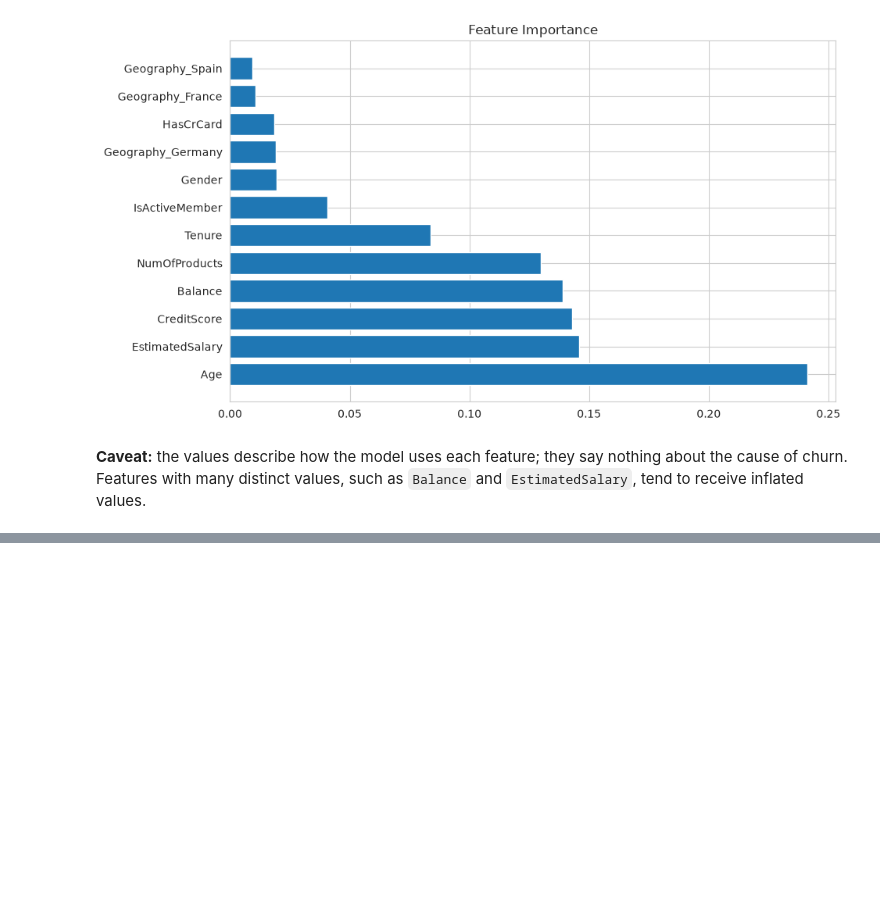
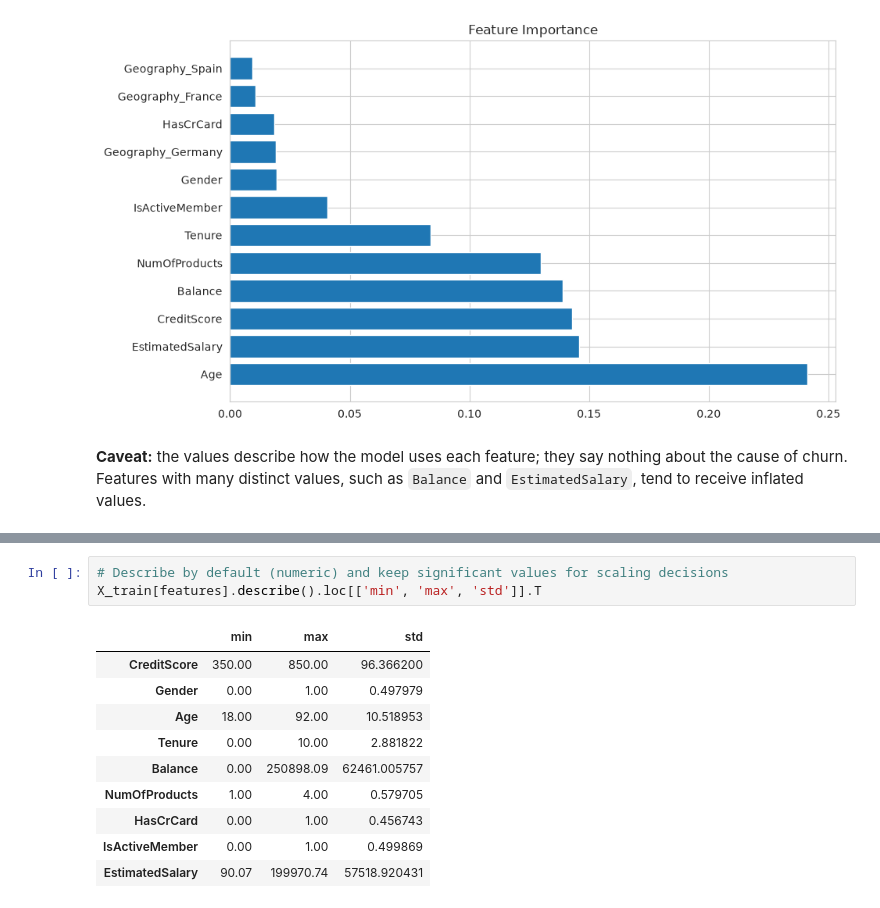
Before and after one commit to jmb-python-developer/ML-02-customer-churn-prediction, a Jupyter notebook: notebooks/notebook.ipynb, the cells around one changed output, grey strips where cells are left out. Drawn from its saved outputs; the diff is of its cells as text; blank space fills up the shorter version.

Commit message:
Scaling analysis for Logistic Regression model

```diff
--- a/notebooks/notebook.ipynb
+++ b/notebooks/notebook.ipynb
@@ -493,0 +507,14 @@ plt.show()
+# %%
+# Describe by default (numeric) and keep significant values for scaling decisions
+X_train[features].describe().loc[['min', 'max', 'std']].T
+# %% [output]
+|  | min | max | std |
+| CreditScore | 350.00 | 850.00 | 96.366200 |
+| Gender | 0.00 | 1.00 | 0.497979 |
+| Age | 18.00 | 92.00 | 10.518953 |
+| Tenure | 0.00 | 10.00 | 2.881822 |
+| Balance | 0.00 | 250898.09 | 62461.005757 |
+| NumOfProducts | 1.00 | 4.00 | 0.579705 |
+| HasCrCard | 0.00 | 1.00 | 0.456743 |
+| IsActiveMember | 0.00 | 1.00 | 0.499869 |
+| EstimatedSalary | 90.07 | 199970.74 | 57518.920431 |
```
Also changed, not shown: parts of 3 cells of this notebook.
